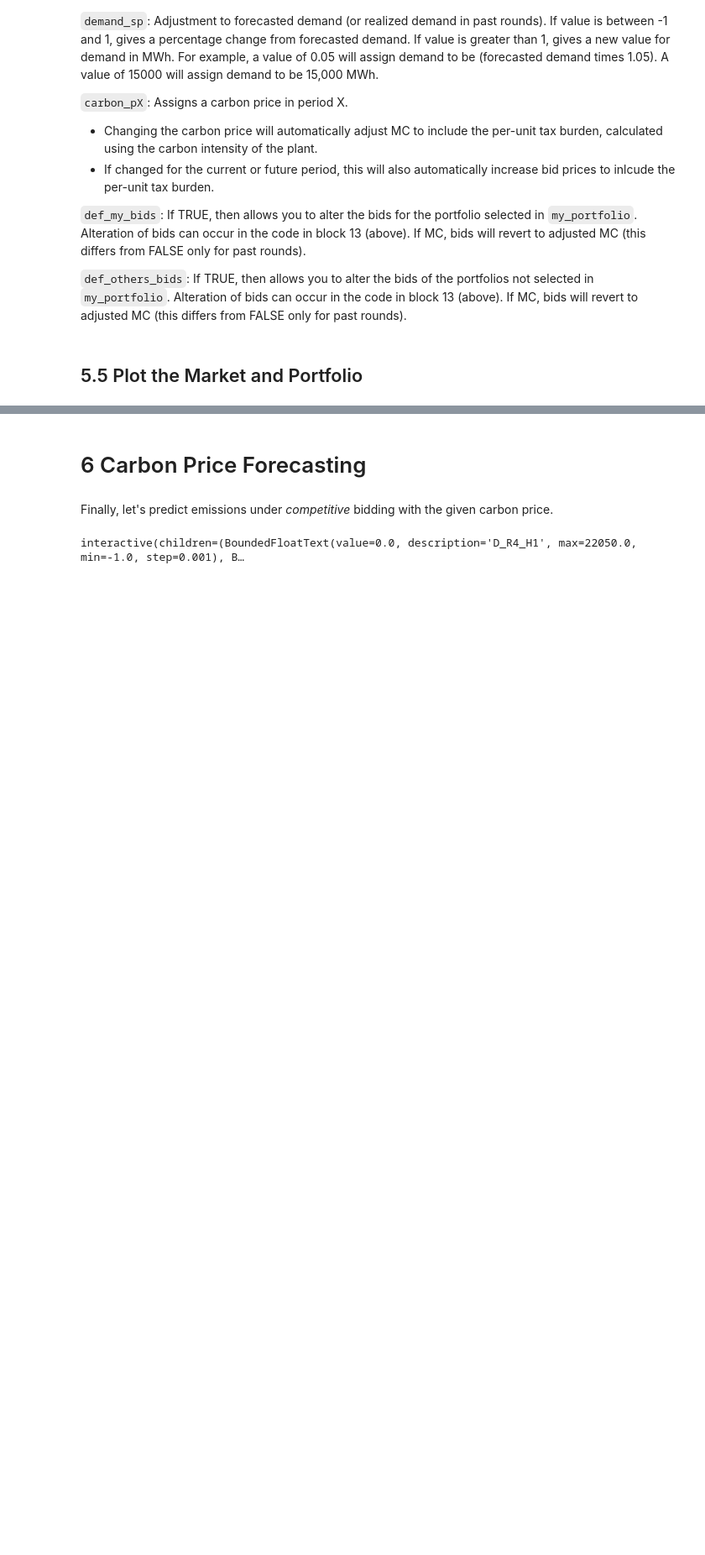
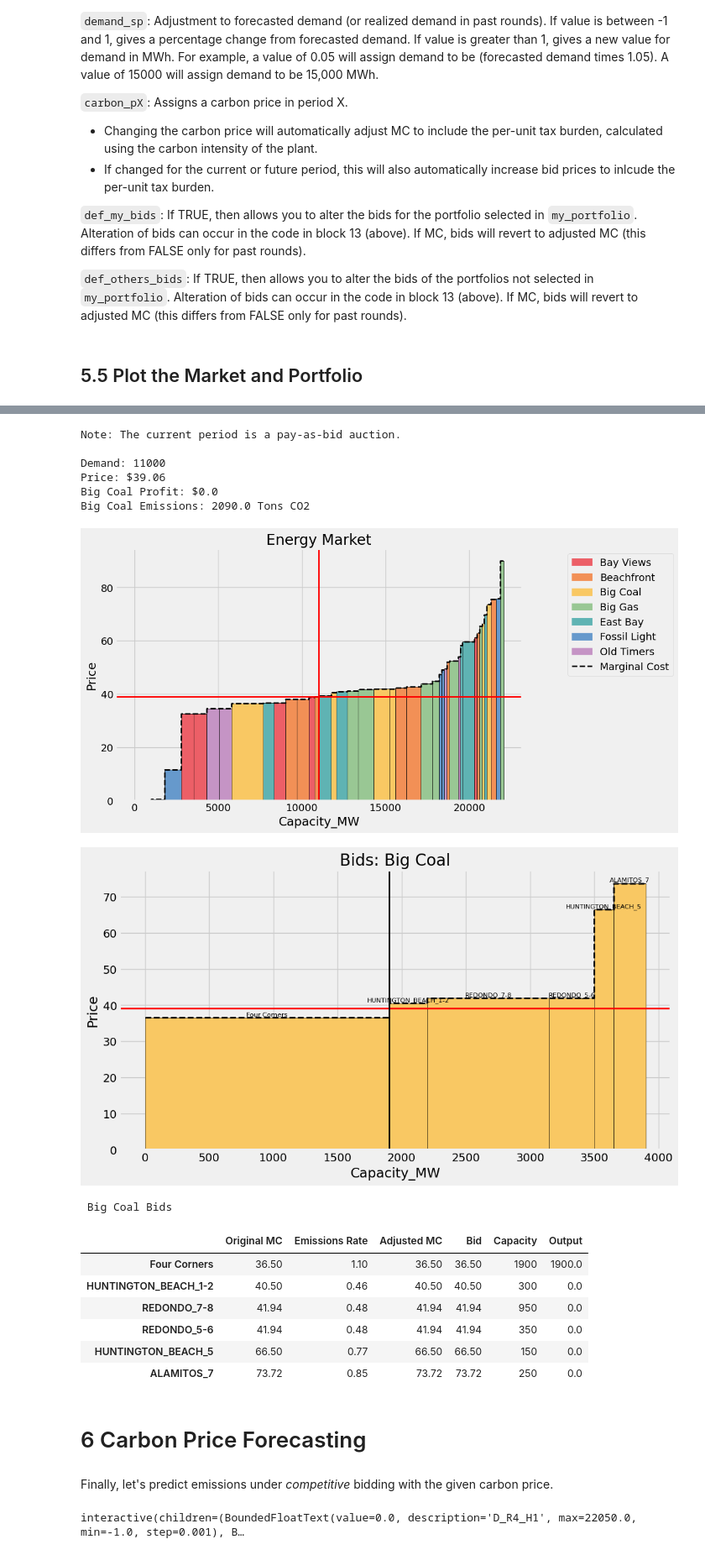
Before and after one commit to ds-modules/EEP-147-SP24, a Jupyter notebook: ESG - Analysis/ESG_Analysis.ipynb, the cells around one changed output, grey strips where cells are left out. Shown at 84% size. Cells and saved outputs as stored; diff of their text form; code cells hidden in the pictures; blank space fills up the shorter version.

```diff
--- a/ESG - Analysis/ESG_Analysis.ipynb
+++ b/ESG - Analysis/ESG_Analysis.ipynb
@@ -546,7 +584,7 @@ Demand, Bids, Market Price, Profits, and Emissions
 # %% [markdown]
 Here is the main wrapper function
 # %%
-def all_output(section, hour, period, my_portfolio, demand_sp, carbon_p4, carbon_p5, carbon_p6, def_my_bids, def_others_bids, alternative_bids):
+def all_output(section, hour, period, my_portfolio, demand_sp, carbon_p4, carbon_p5, carbon_p6, update_my_bids, update_others_bids, alternative_bids):
     print()
 
     # print that the current period is a pay-as-bid auction if it is
@@ -564,7 +602,7 @@ def all_output(section, hour, period, my_portfolio, demand_sp, carbon_p4, carbon
     carbon_price = carbon_price_vec[period - 1]
     bids['Original MC'] = bids['Var_Cost_USDperMWH']
     bids = adjust_by_cp(bids, hour, period, carbon_price)
-    bids = user_defined_bids(bids, hour, period, my_portfolio, def_my_bids, def_others_bids, alternative_bids)
+    bids = user_defined_bids(bids, hour, period, my_portfolio, update_my_bids, update_others_bids, alternative_bids)
     bids_period = bids[bids["PERIOD"] == period].sort_values(f"PRICE{hour}", ascending=True)
     price = price_calc(bids_period, demand, hour, period)
     print("Price: $" + str(round(price, 2)))
@@ -691,8 +729,12 @@ For example, a value of 0.05 will assign demand to be (forecasted demand times 1
 # %% [markdown]
 ## 5.5 Plot the Market and Portfolio
 # %%
-# Create an interface to allow the user to test adjustments to demand and carbon prices
-interact(lambda section, hour, period, my_portfolio, demand_sp, carbon_p4, carbon_p5, carbon_p6, def_my_bids, def_others_bids:
+# Inject custom CSS into this cell to allow the full variable names to be displayed next to the dropdowns
+custom_css = """<style> .widget-label {min-width: 250px !important;} .widget-dropdown {width: 400px !important;} </style>"""
+display(HTML(custom_css))
+
+# Create an interface to allow the user to test adjustments to demand, carbon prices, and bids
+interact_obj = interact(lambda section, hour, period, my_portfolio, demand_sp, carbon_p4, carbon_p5, carbon_p6, update_my_bids, update_others_bids:
          all_output(section = section,
                     hour = hour,
                     period = period,
@@ -701,19 +743,18 @@ interact(lambda section, hour, period, my_portfolio, demand_sp, carbon_p4, carbo
                     carbon_p4 = carbon_p4,
                     carbon_p5 = carbon_p5,
                     carbon_p6 = carbon_p6,
-                    def_my_bids = def_my_bids,
-                    def_others_bids = def_others_bids,
+                    update_my_bids = update_my_bids,
+                    update_others_bids = update_others_bids,
                     alternative_bids=convert_dict_to_df(ALTERNATIVE_BIDS)
          ),
          section = Dropdown(options=SECTIONS),
          hour = Dropdown(options=list(range(1,5))),
          period = Dropdown(value = min(CURRENT_PERIOD, 6), options=list(range(0,7))),
          my_portfolio = Dropdown(options=np.unique(ESG["Group"])),
-         demand_sp = BoundedFloatText(value=0, min = -1, max = np.sum(ESG['Capacity_MW']), step=0.001),
-         carbon_p4 = BoundedFloatText(value=0, min = 0, max = 300, step=0.01),
-         carbon_p5 = BoundedFloatText(value=0, min = 0, max = 300, step=0.01),
-         carbon_p6 = BoundedFloatText(value=0, min = 0, max = 300, step=0.01),
-         def_my_bids = Dropdown(options=[False, True, 'MC']),
-         def_others_bids = Dropdown(options=[False, True, 'MC']))
-print()
+         demand_sp = BoundedFloatText(value=0, min = -1, max = np.sum(ESG['Capacity_MW']), step=0.001, layout=widgets.Layout(width='350px')),
+         carbon_p4 = BoundedFloatText(value=0, min = 0, max = 300, step=0.01, layout=widgets.Layout(width='350px')),
+         carbon_p5 = BoundedFloatText(value=0, min = 0, max = 300, step=0.01, layout=widgets.Layout(width='350px')),
+         carbon_p6 = BoundedFloatText(value=0, min = 0, max = 300, step=0.01, layout=widgets.Layout(width='350px')),
+         update_my_bids = Dropdown(options=[False, True, 'MC'], description="Update my bids with alternative bids"),
+         update_others_bids = Dropdown(options=[False, True, 'MC'], description="Update others' bids with alternative bids"))
 # %% [output]
@@ -721,3 +763,22 @@ interactive(children=(Dropdown(description='section', options=('W9', 'T1', 'T2')
+# %%
+interact_obj('W9', 1, 1, 'Big Coal', 0, 0, 0, 0, False, False)
+# %% [output]
+Note: The current period is a pay-as-bid auction.
+
+Demand: 11000
+Price: $39.06
+Big Coal Profit: $0.0
+Big Coal Emissions: 2090.0 Tons CO2
+[figure, added]
+[figure, added]
+ Big Coal Bids
+|  | Original MC | Emissions Rate | Adjusted MC | Bid | Capacity | Output |
+| Four Corners | 36.50 | 1.10 | 36.50 | 36.50 | 1900 | 1900.0 |
+| HUNTINGTON_BEACH_1-2 | 40.50 | 0.46 | 40.50 | 40.50 | 300 | 0.0 |
+| REDONDO_7-8 | 41.94 | 0.48 | 41.94 | 41.94 | 950 | 0.0 |
+| REDONDO_5-6 | 41.94 | 0.48 | 41.94 | 41.94 | 350 | 0.0 |
+| HUNTINGTON_BEACH_5 | 66.50 | 0.77 | 66.50 | 66.50 | 150 | 0.0 |
+| ALAMITOS_7 | 73.72 | 0.85 | 73.72 | 73.72 | 250 | 0.0 |
 # %% [markdown]
 # 6 Carbon Price Forecasting
 # %% [markdown]
```
Also changed, not shown: parts of 21 cells of this notebook, 1 other file.
